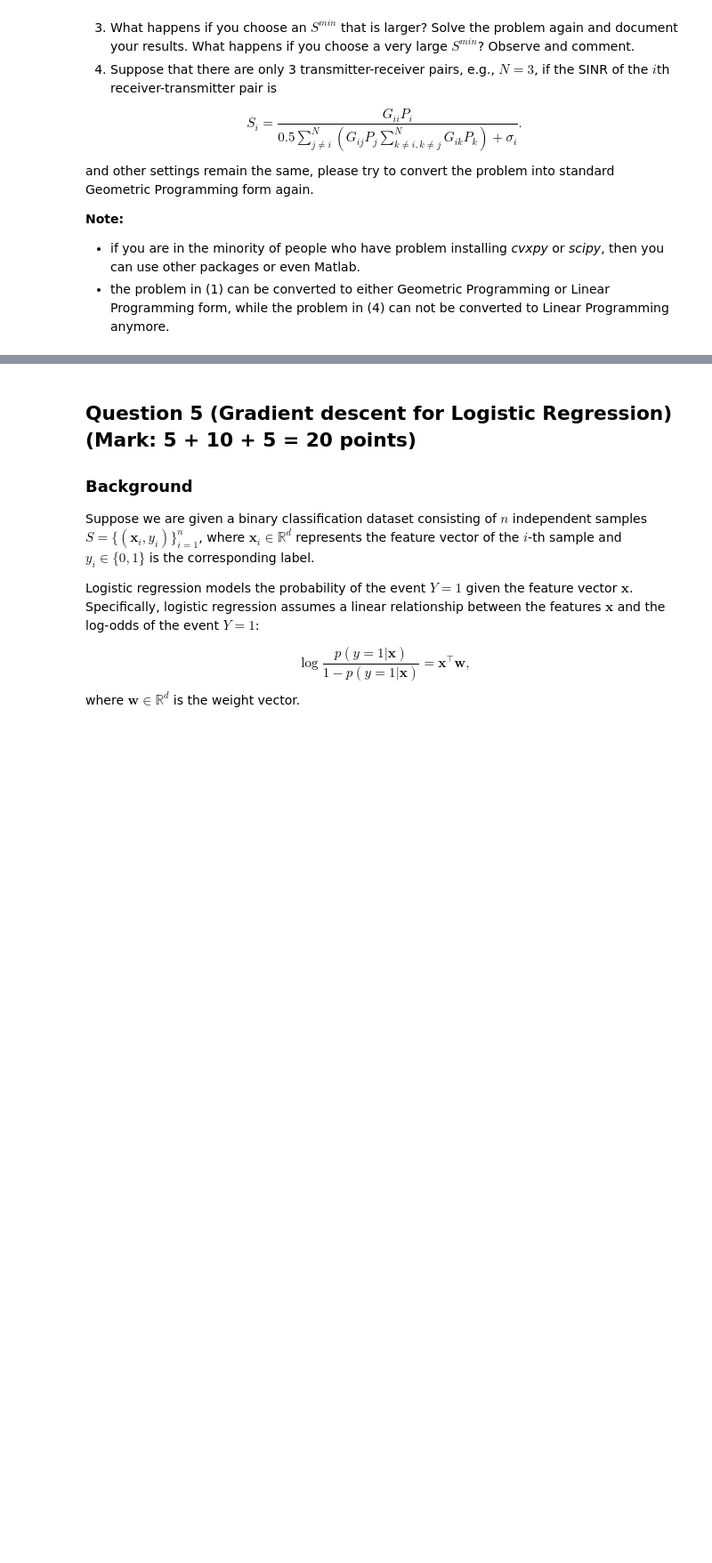
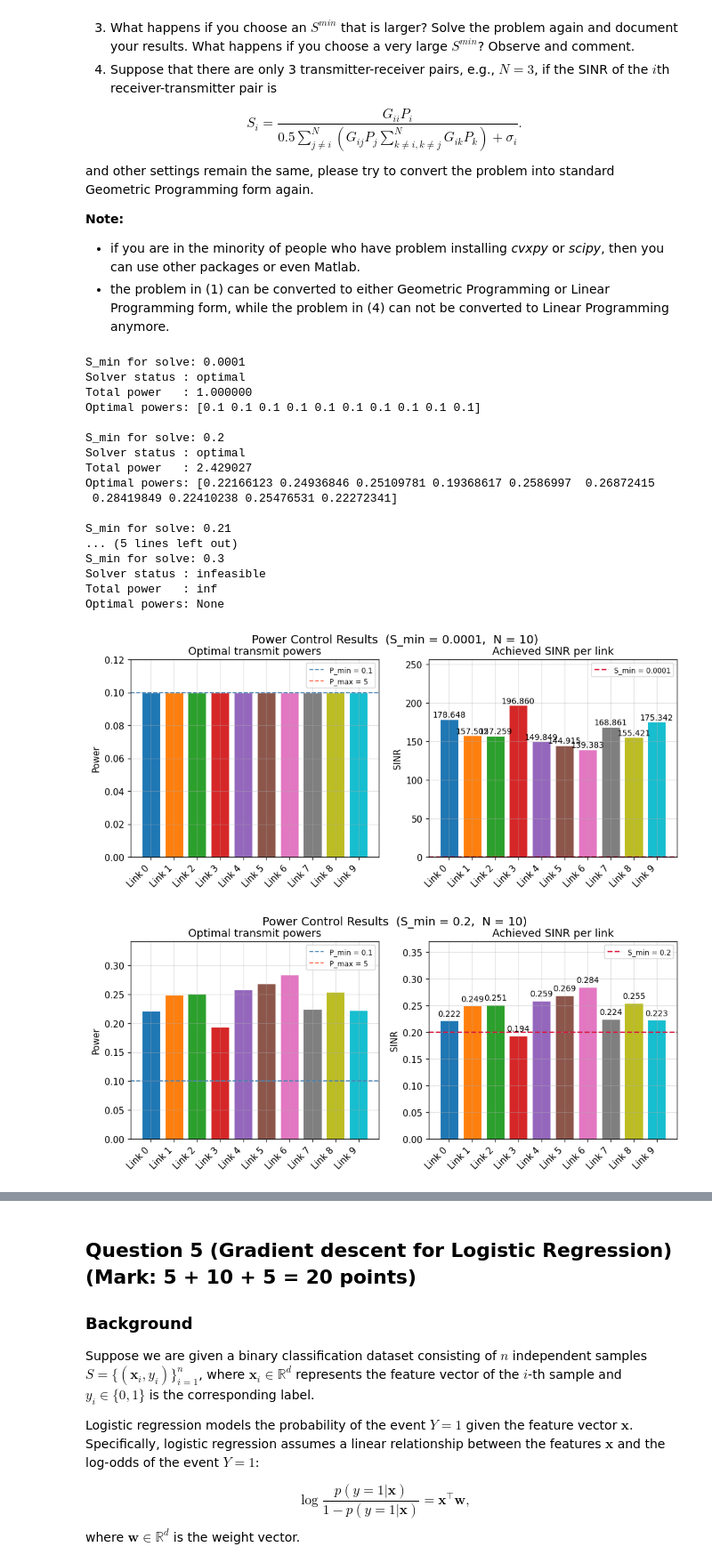
Before and after one commit to patjyp/SOML, a Jupyter notebook: SOML2026_Exercise_1.ipynb, the cells around one changed output, grey strips where cells are left out. Shown at 89% size. Saved outputs shown, nothing was run; the diff lists cells and outputs as text; code cells hidden in the pictures; blank space fills up the shorter version.

```diff
--- a/SOML2026_Exercise_1.ipynb
+++ b/SOML2026_Exercise_1.ipynb
@@ -545,3 +545,18 @@ and other settings remain the same, please try to convert the problem into stand
 **Note:**
 * if you are in the minority of people who have problem installing *cvxpy* or *scipy*, then you can use other packages or even Matlab.
 * the problem in (1) can be converted to either Geometric Programming or Linear Programming form, while the problem in (4) can not be converted to Linear Programming anymore.
+# %%
+import cvxpy as cp
+import numpy as np
+import matplotlib.pyplot as plt
+import seaborn as sns
+
+# Set problem variables
+N = 10
+
+P_min = 0.1
+P_max = 5
+sigma = np.ones(N)*0.2
+# Random path matrix generation created with Claude
+G = np.random.uniform(0.1, 0.9, size=(N, N))
+np.fill_diagonal(G, 1.0)
@@ -547,0 +638,35 @@ and other settings remain the same, please try to convert the problem into stand
+# %%
+# S_min must be greater than  0 for any sort of meaningful answer other than P_i = P_min and breaks GP formulation as it isn't a valid monomial coeff
+# therefore chose a number approx = 0
+S_min = 0.0001
+geo_solve(N, P_min, P_max, sigma, G, S_min)
+
+S_min = 0.2
+geo_solve(N, P_min, P_max, sigma, G, S_min)
+
+# Max optimal value for S_min before infeasability
+S_min = 0.21
+geo_solve(N, P_min, P_max, sigma, G, S_min)
+
+S_min = 0.3
+geo_solve(N, P_min, P_max, sigma, G, S_min)
+# %% [output]
+S_min for solve: 0.0001
+Solver status : optimal
+Total power   : 1.000000
+Optimal powers: [0.1 0.1 0.1 0.1 0.1 0.1 0.1 0.1 0.1 0.1]
+
+S_min for solve: 0.2
+Solver status : optimal
+Total power   : 2.429027
+Optimal powers: [0.22166123 0.24936846 0.25109781 0.19368617 0.2586997  0.26872415
+ 0.28419849 0.22410238 0.25476531 0.22272341]
+
+S_min for solve: 0.21
+... (5 lines left out)
+S_min for solve: 0.3
+Solver status : infeasible
+Total power   : inf
+Optimal powers: None
+[figure, added]
+[figure, added]
```
Also changed, not shown: parts of 3 cells of this notebook.
